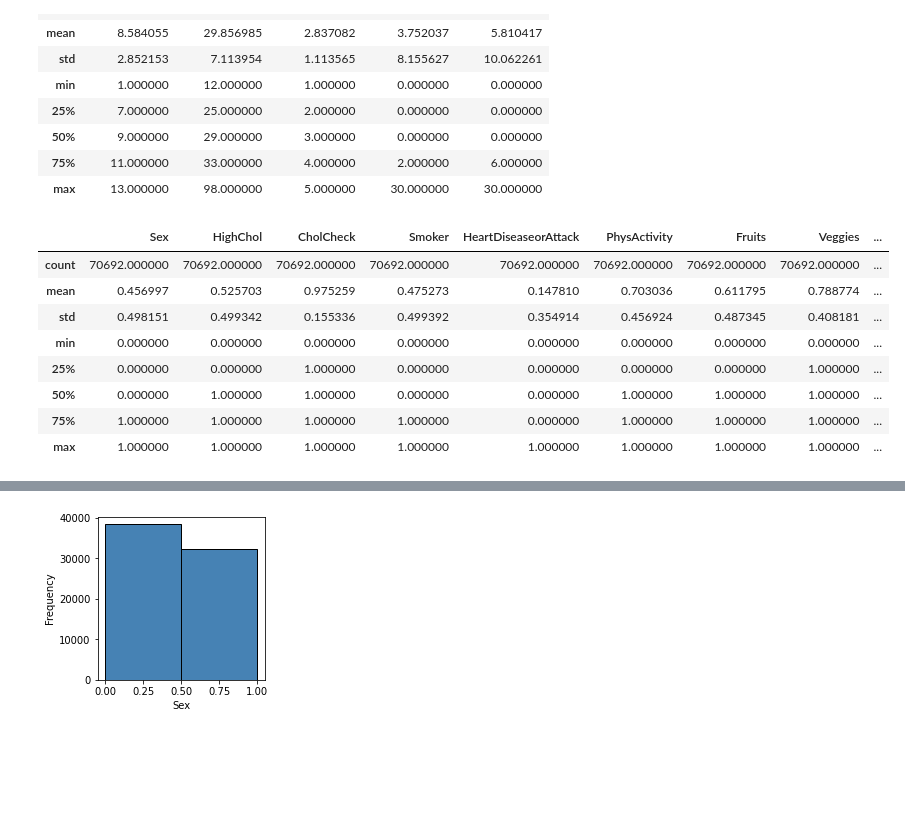
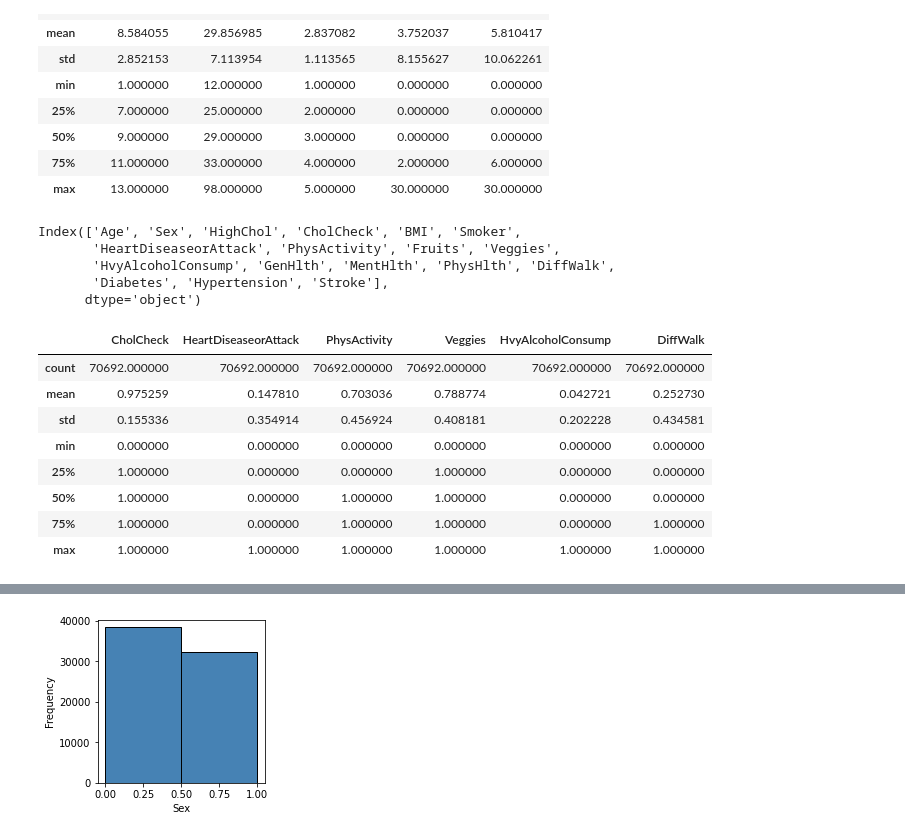
Before and after one commit to xyqiuchloe/BIS-634-Homework-XinyueQiu, a Jupyter notebook: final_project/final_project.ipynb, the cells around one changed output, grey strips where cells are left out. Saved outputs shown, nothing was run; the diff lists cells and outputs as text; code cells hidden in the pictures; blank space fills up the shorter version.

```diff
--- a/final_project/final_project.ipynb
+++ b/final_project/final_project.ipynb
@@ -101,15 +141,25 @@ data[cont_var].describe()
 | 50% | 9.000000 | 29.000000 | 3.000000 | 0.000000 | 0.000000 |
 | 75% | 11.000000 | 33.000000 | 4.000000 | 2.000000 | 6.000000 |
 | max | 13.000000 | 98.000000 | 5.000000 | 30.000000 | 30.000000 |
+# %%
+data.columns
+# %% [output]
+Index(['Age', 'Sex', 'HighChol', 'CholCheck', 'BMI', 'Smoker',
+       'HeartDiseaseorAttack', 'PhysActivity', 'Fruits', 'Veggies',
+       'HvyAlcoholConsump', 'GenHlth', 'MentHlth', 'PhysHlth', 'DiffWalk',
+       'Diabetes', 'Hypertension', 'Stroke'],
+      dtype='object')
+# %%
+im_var = ['CholCheck', 'HeartDiseaseorAttack', 'PhysActivity', 'Veggies', 'HvyAlcoholConsump', 'DiffWalk']
 # %%
-data[bin_var].describe()
+data[im_var].describe()
 # %% [output]
-|  | Sex | HighChol | CholCheck | Smoker | HeartDiseaseorAttack | PhysActivity | Fruits | Veggies | ... |
-| count | 70692.000000 | 70692.000000 | 70692.000000 | 70692.000000 | 70692.000000 | 70692.000000 | 70692.000000 | 70692.000000 | ... |
-| mean | 0.456997 | 0.525703 | 0.975259 | 0.475273 | 0.147810 | 0.703036 | 0.611795 | 0.788774 | ... |
-| std | 0.498151 | 0.499342 | 0.155336 | 0.499392 | 0.354914 | 0.456924 | 0.487345 | 0.408181 | ... |
-| min | 0.000000 | 0.000000 | 0.000000 | 0.000000 | 0.000000 | 0.000000 | 0.000000 | 0.000000 | ... |
-| 25% | 0.000000 | 0.000000 | 1.000000 | 0.000000 | 0.000000 | 0.000000 | 0.000000 | 1.000000 | ... |
-| 50% | 0.000000 | 1.000000 | 1.000000 | 0.000000 | 0.000000 | 1.000000 | 1.000000 | 1.000000 | ... |
-| 75% | 1.000000 | 1.000000 | 1.000000 | 1.000000 | 0.000000 | 1.000000 | 1.000000 | 1.000000 | ... |
-| max | 1.000000 | 1.000000 | 1.000000 | 1.000000 | 1.000000 | 1.000000 | 1.000000 | 1.000000 | ... |
+|  | CholCheck | HeartDiseaseorAttack | PhysActivity | Veggies | HvyAlcoholConsump | DiffWalk |
+| count | 70692.000000 | 70692.000000 | 70692.000000 | 70692.000000 | 70692.000000 | 70692.000000 |
+| mean | 0.975259 | 0.147810 | 0.703036 | 0.788774 | 0.042721 | 0.252730 |
+| std | 0.155336 | 0.354914 | 0.456924 | 0.408181 | 0.202228 | 0.434581 |
+| min | 0.000000 | 0.000000 | 0.000000 | 0.000000 | 0.000000 | 0.000000 |
+| 25% | 1.000000 | 0.000000 | 0.000000 | 1.000000 | 0.000000 | 0.000000 |
+| 50% | 1.000000 | 0.000000 | 1.000000 | 1.000000 | 0.000000 | 0.000000 |
+| 75% | 1.000000 | 0.000000 | 1.000000 | 1.000000 | 0.000000 | 1.000000 |
+| max | 1.000000 | 1.000000 | 1.000000 | 1.000000 | 1.000000 | 1.000000 |
```
Also changed, not shown: parts of 23 cells of this notebook.
